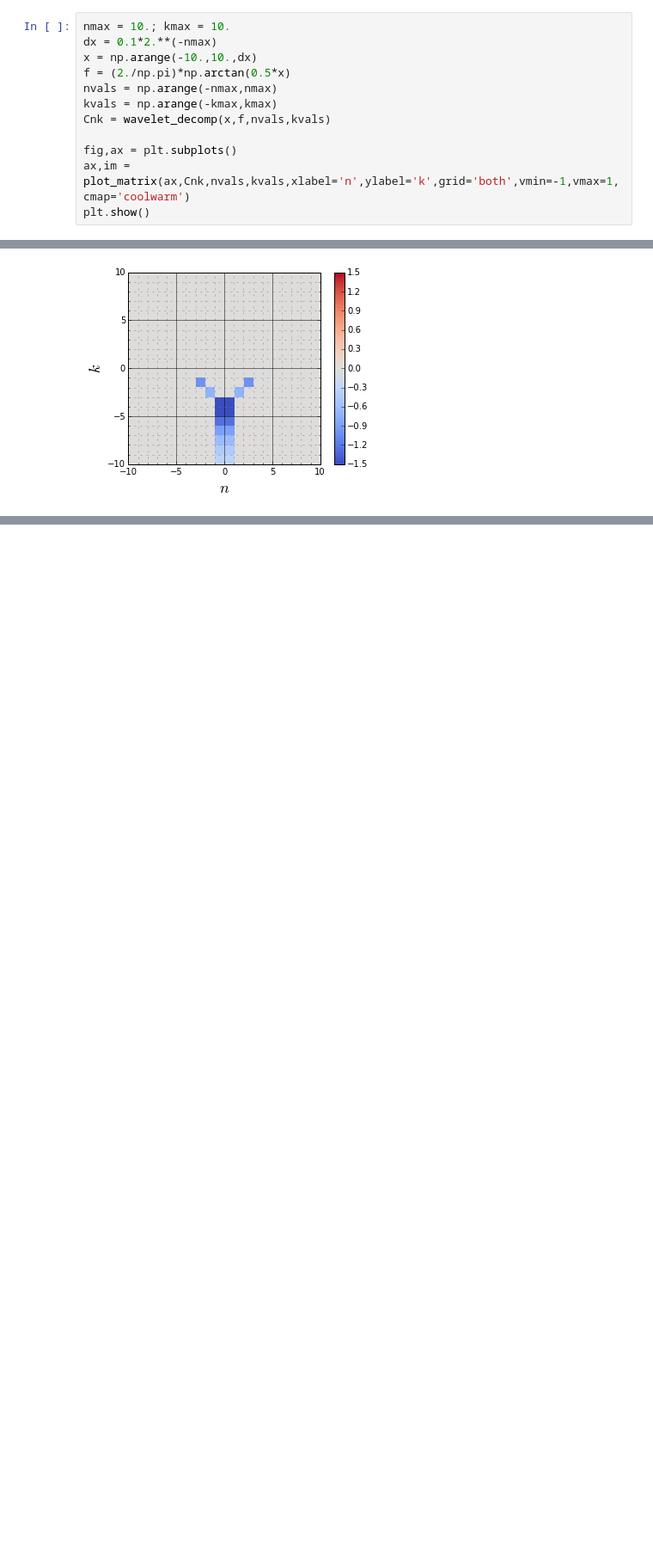
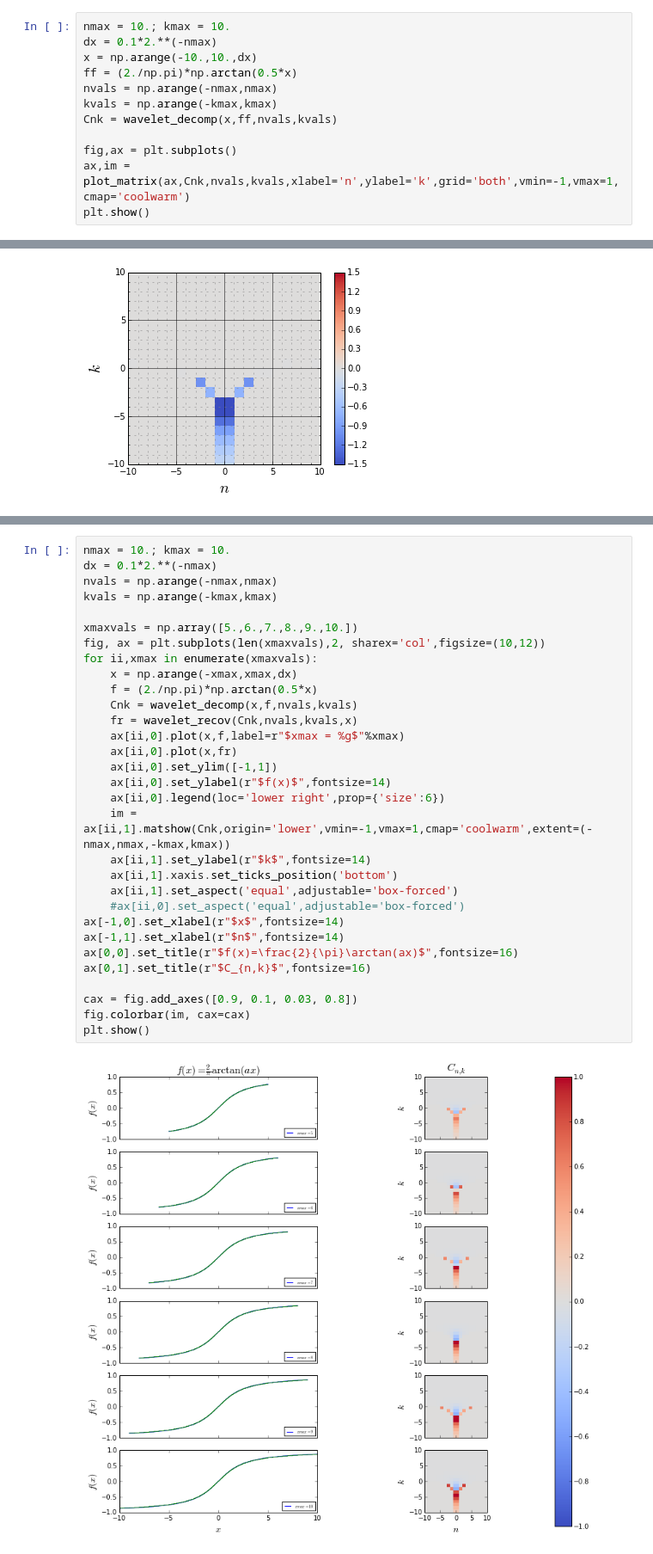
Before and after one commit to mpresley42/KSZ_21cm_Constraints, a Jupyter notebook: code/Python/wavelets.ipynb, the cells around one changed output, grey strips where cells are left out. Shown at 86% size. Cells and saved outputs as stored; diff of their text form; blank space fills up the shorter version.

```diff
--- a/code/Python/wavelets.ipynb
+++ b/code/Python/wavelets.ipynb
@@ -61,10 +94,10 @@ def wavelet_mapping(nlist,klist):
 nmax = 10.; kmax = 10.
 dx = 0.1*2.**(-nmax)
 x = np.arange(-10.,10.,dx)
-f = (2./np.pi)*np.arctan(0.5*x)
+ff = (2./np.pi)*np.arctan(0.5*x)
 nvals = np.arange(-nmax,nmax)
 kvals = np.arange(-kmax,kmax)
-Cnk = wavelet_decomp(x,f,nvals,kvals)
+Cnk = wavelet_decomp(x,ff,nvals,kvals)
 
 fig,ax = plt.subplots()
 ax,im = plot_matrix(ax,Cnk,nvals,kvals,xlabel='n',ylabel='k',grid='both',vmin=-1,vmax=1,cmap='coolwarm')
@@ -109,0 +147,33 @@ plt.show()
+# %%
+nmax = 10.; kmax = 10.
+dx = 0.1*2.**(-nmax)
+nvals = np.arange(-nmax,nmax)
+kvals = np.arange(-kmax,kmax)
+
+xmaxvals = np.array([5.,6.,7.,8.,9.,10.])
+fig, ax = plt.subplots(len(xmaxvals),2, sharex='col',figsize=(10,12))
+for ii,xmax in enumerate(xmaxvals):
+    x = np.arange(-xmax,xmax,dx)
+    f = (2./np.pi)*np.arctan(0.5*x)
+    Cnk = wavelet_decomp(x,f,nvals,kvals)
+    fr = wavelet_recov(Cnk,nvals,kvals,x)
+    ax[ii,0].plot(x,f,label=r"$xmax = %g$"%xmax)
+    ax[ii,0].plot(x,fr)
+    ax[ii,0].set_ylim([-1,1])
+    ax[ii,0].set_ylabel(r"$f(x)$",fontsize=14)
+    ax[ii,0].legend(loc='lower right',prop={'size':6})
+    im = ax[ii,1].matshow(Cnk,origin='lower',vmin=-1,vmax=1,cmap='coolwarm',extent=(-nmax,nmax,-kmax,kmax))
+    ax[ii,1].set_ylabel(r"$k$",fontsize=14)
+    ax[ii,1].xaxis.set_ticks_position('bottom')
+    ax[ii,1].set_aspect('equal',adjustable='box-forced')
+    #ax[ii,0].set_aspect('equal',adjustable='box-forced')
+ax[-1,0].set_xlabel(r"$x$",fontsize=14)
+ax[-1,1].set_xlabel(r"$n$",fontsize=14)
+ax[0,0].set_title(r"$f(x)=\frac{2}{\pi}\arctan(ax)$",fontsize=16)
+ax[0,1].set_title(r"$C_{n,k}$",fontsize=16)
+
+cax = fig.add_axes([0.9, 0.1, 0.03, 0.8])
+fig.colorbar(im, cax=cax)
+plt.show()
+# %% [output]
+[figure, added]
```
Also changed, not shown: parts of 14 cells of this notebook.
